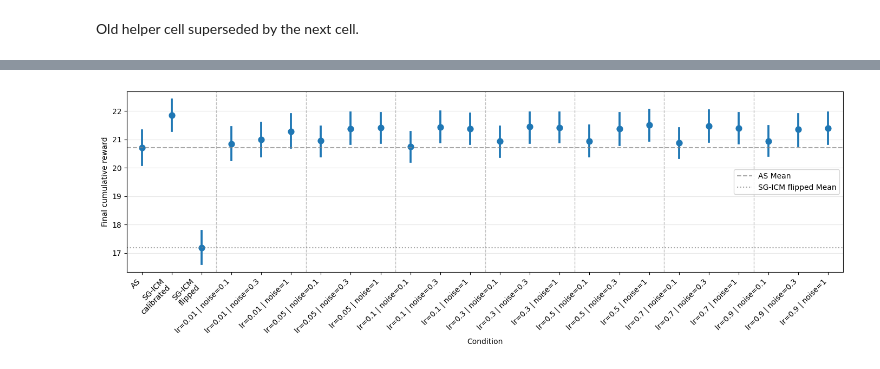
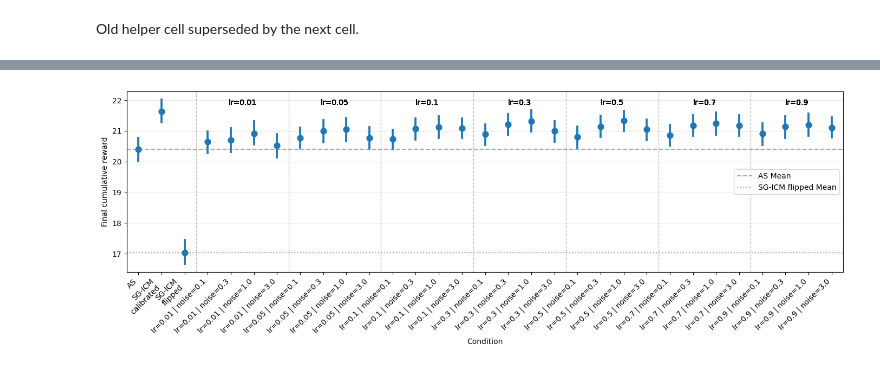
Before and after one commit to vagechirkov/Spatial-MAB-ABM, a Jupyter notebook: abm/rho_lr_test.ipynb, the cells around one changed output, grey strips where cells are left out. Drawn from its saved outputs; the diff is of its cells as text; code cells hidden in the pictures.

```diff
--- a/abm/rho_lr_test.ipynb
+++ b/abm/rho_lr_test.ipynb
@@ -26,7 +26,7 @@ rho_sign_flipped = np.array([1.0, -0.6, 0.0, 0.6])
 rho_zero = np.array([1.0, 0.0, 0.0, 0.0])
 
 rho_lr_grid = [0.01, 0.05, 0.1, 0.3, 0.5, 0.7, 0.9]
-observation_noise_private_grid = [0.1, 0.3, 1]
+observation_noise_private_grid = [0.1, 0.3, 1.0 ,3.0]
 
 base_conditions = {
     "perfectly_calibrated": {
@@ -269,7 +269,7 @@ def process_one_seed(env_seed):
     # Return the data for this specific seed
     return local_results, local_rhos
 
-n_envs = 200
+n_envs = 500
 n_steps = 30
 
 parallel_outputs = Parallel(n_jobs=-1)(
@@ -398,4 +398,5 @@ Old helper cell superseded by the next cell.
 # %%
+
 def plot_final_cumreward_catplot(df, x='condition_label'):
     plot_df = _select_sg_agent(df)
     if plot_df.empty:
@@ -439,34 +440,51 @@ def plot_final_cumreward_catplot(df, x='condition_label'):
             # Draw line before the first lr appears
             if not first_lr_found:
                 ax.axvline(x=i - 0.5, color='gray', linestyle='--', alpha=0.5, linewidth=1)
                 first_lr_found = True
 
             # Draw line when lr value changes
             if prev_lr is not None and current_lr != prev_lr:
                 ax.axvline(x=i - 0.5, color='gray', linestyle='--', alpha=0.5, linewidth=1)
             prev_lr = current_lr
 
+            # Add lr labels between vertical lines
+            lr_positions = {}
+            for i, label in enumerate(order):
+                if "lr=" in label:
+                    current_lr = label.split("lr=")[1].split(" |")[0]
+                    if current_lr not in lr_positions:
+                        lr_positions[current_lr] = []
+                    lr_positions[current_lr].append(i)
+
+            y_max = last['cumulative_reward'].max()
+            y_range = last['cumulative_reward'].max() - last['cumulative_reward'].min()
+            label_y = 21.8
+
+            for lr_val, positions in lr_positions.items():
+                center_x = np.mean(positions)
+                ax.text(center_x, label_y, f'lr={lr_val}', ha='center', va='bottom', fontsize=10)
+
     as_mean = last.loc[last[x] == "AS", "cumulative_reward"].mean()
     flipped_mean = last.loc[last[x] == "SG-ICM\nflipped","cumulative_reward"].mean()
 
     if pd.notna(as_mean):
         ax.axhline(y=as_mean, color='gray', linestyle='--', label='AS Mean', alpha=0.7)
 
     if pd.notna(flipped_mean):
         ax.axhline(y=flipped_mean, color='gray', linestyle=':', label='SG-ICM flipped Mean', alpha=0.7)
 
     ax.set_xticks(range(len(order)))
     ax.set_xticklabels(order, rotation=45, ha='right')
     ax.set_xlabel('Condition')
     ax.set_ylabel('Final cumulative reward')
     ax.legend()
     ax.grid(axis='y', alpha=0.3)
     plt.tight_layout()
     plt.show()
 
 plot_final_cumreward_catplot(results)
 # %% [output]
-[figure, old version]
+[figure, new version]
 # %%
 def mean_rho_history(lr=None, noise=None):
     histories = [
```
Also changed, not shown: parts of 7 cells of this notebook, 1 other file.
